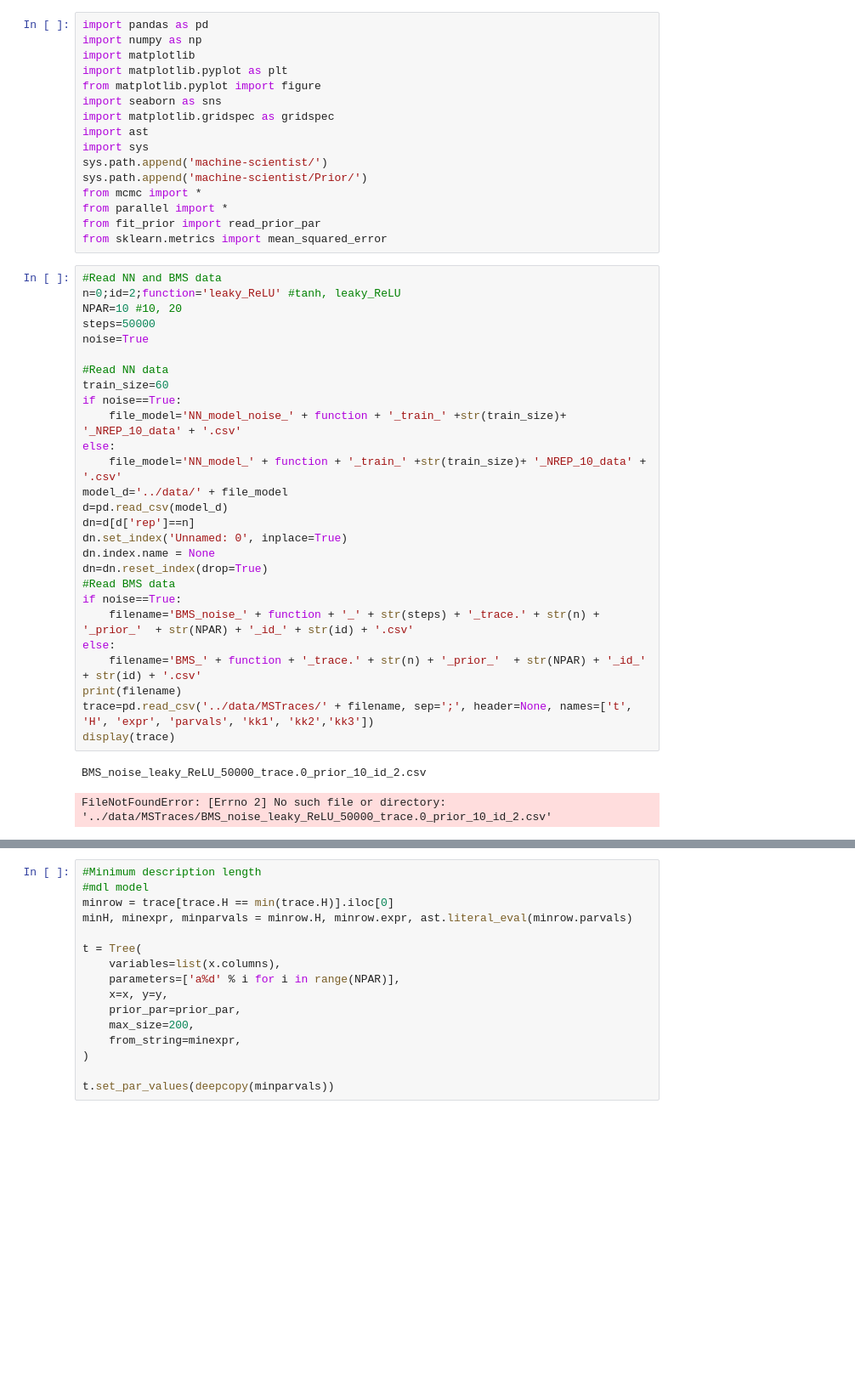
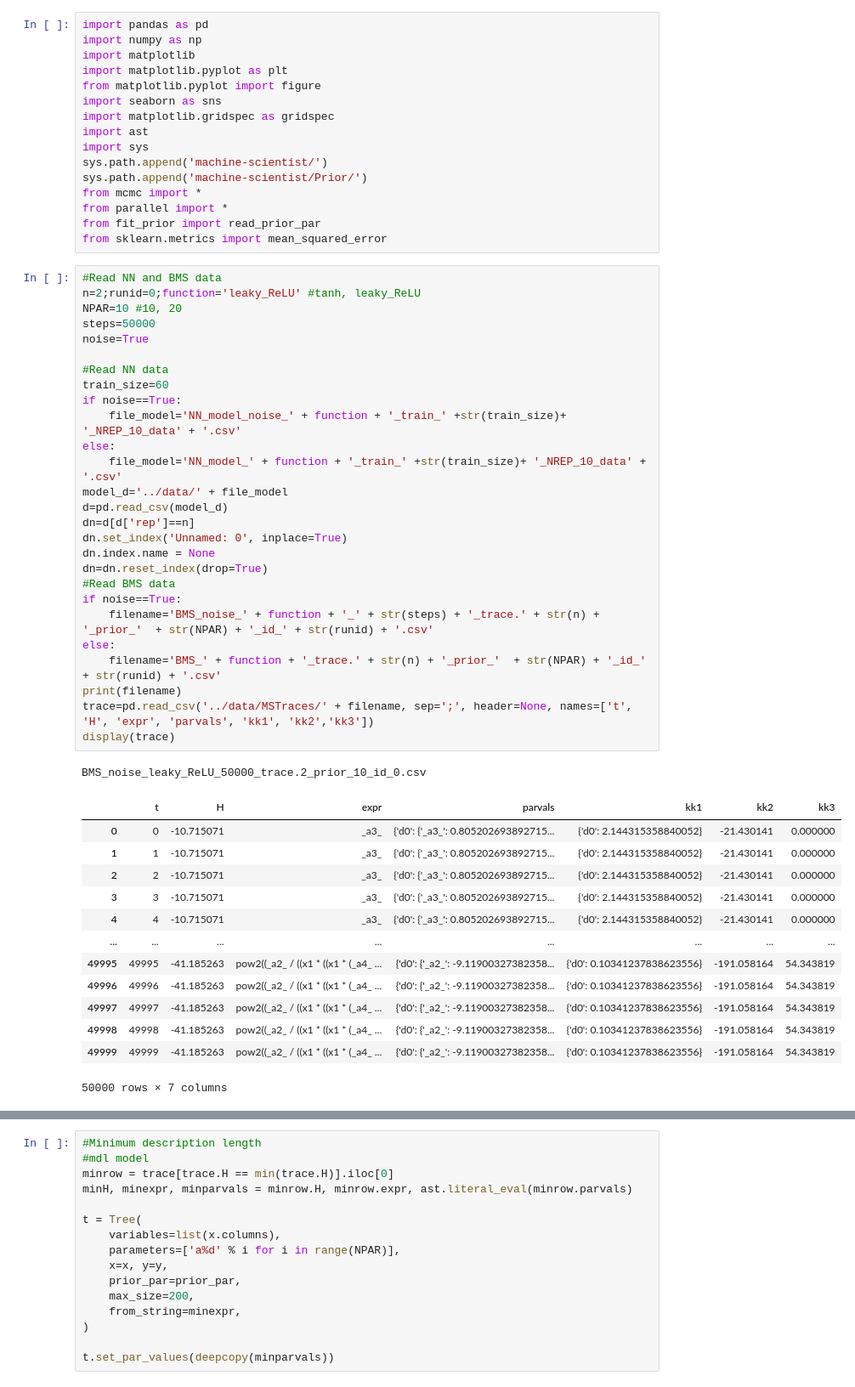
Before and after one commit to SergioCoboLopez/ANN_BMS, a Jupyter notebook: bin/BMS_energy_mdl.ipynb, the cells around one changed output, grey strips where cells are left out. Shown: that part at 85% size. Drawn from its saved outputs; the diff is of its cells as text; blank space fills up the shorter version.

```diff
--- a/bin/BMS_energy_mdl.ipynb
+++ b/bin/BMS_energy_mdl.ipynb
@@ -16,34 +16,46 @@ from fit_prior import read_prior_par
 from sklearn.metrics import mean_squared_error
 # %%
 #Read NN and BMS data
-n=0;id=2;function='leaky_ReLU' #tanh, leaky_ReLU
+n=2;runid=0;function='leaky_ReLU' #tanh, leaky_ReLU
 NPAR=10 #10, 20
 steps=50000
 noise=True
 
 #Read NN data
 train_size=60
 if noise==True:
     file_model='NN_model_noise_' + function + '_train_' +str(train_size)+ '_NREP_10_data' + '.csv'
 else:
     file_model='NN_model_' + function + '_train_' +str(train_size)+ '_NREP_10_data' + '.csv'
 model_d='../data/' + file_model
 d=pd.read_csv(model_d)
 dn=d[d['rep']==n]
 dn.set_index('Unnamed: 0', inplace=True)
 dn.index.name = None
 dn=dn.reset_index(drop=True)
 #Read BMS data
 if noise==True:
-    filename='BMS_noise_' + function + '_' + str(steps) + '_trace.' + str(n) + '_prior_'  + str(NPAR) + '_id_' + str(id) + '.csv'
+    filename='BMS_noise_' + function + '_' + str(steps) + '_trace.' + str(n) + '_prior_'  + str(NPAR) + '_id_' + str(runid) + '.csv'
 else:
-    filename='BMS_' + function + '_trace.' + str(n) + '_prior_'  + str(NPAR) + '_id_' + str(id) + '.csv'
+    filename='BMS_' + function + '_trace.' + str(n) + '_prior_'  + str(NPAR) + '_id_' + str(runid) + '.csv'
 print(filename)
 trace=pd.read_csv('../data/MSTraces/' + filename, sep=';', header=None, names=['t', 'H', 'expr', 'parvals', 'kk1', 'kk2','kk3'])
 display(trace)
 # %% [output]
-BMS_noise_leaky_ReLU_50000_trace.0_prior_10_id_2.csv
+BMS_noise_leaky_ReLU_50000_trace.2_prior_10_id_0.csv
+|  | t | H | expr | parvals | kk1 | kk2 | kk3 |
+| 0 | 0 | -10.715071 | _a3_ | {'d0': {'_a3_': 0.805202693892715... | {'d0': 2.144315358840052} | -21.430141 | 0.000000 |
+| 1 | 1 | -10.715071 | _a3_ | {'d0': {'_a3_': 0.805202693892715... | {'d0': 2.144315358840052} | -21.430141 | 0.000000 |
+| 2 | 2 | -10.715071 | _a3_ | {'d0': {'_a3_': 0.805202693892715... | {'d0': 2.144315358840052} | -21.430141 | 0.000000 |
+| 3 | 3 | -10.715071 | _a3_ | {'d0': {'_a3_': 0.805202693892715... | {'d0': 2.144315358840052} | -21.430141 | 0.000000 |
+| 4 | 4 | -10.715071 | _a3_ | {'d0': {'_a3_': 0.805202693892715... | {'d0': 2.144315358840052} | -21.430141 | 0.000000 |
+| ... | ... | ... | ... | ... | ... | ... | ... |
+| 49995 | 49995 | -41.185263 | pow2((_a2_ / ((x1 * ((x1 * (_a4_ ... | {'d0': {'_a2_': -9.11900327382358... | {'d0': 0.10341237838623556} | -191.058164 | 54.343819 |
+| 49996 | 49996 | -41.185263 | pow2((_a2_ / ((x1 * ((x1 * (_a4_ ... | {'d0': {'_a2_': -9.11900327382358... | {'d0': 0.10341237838623556} | -191.058164 | 54.343819 |
+| 49997 | 49997 | -41.185263 | pow2((_a2_ / ((x1 * ((x1 * (_a4_ ... | {'d0': {'_a2_': -9.11900327382358... | {'d0': 0.10341237838623556} | -191.058164 | 54.343819 |
+| 49998 | 49998 | -41.185263 | pow2((_a2_ / ((x1 * ((x1 * (_a4_ ... | {'d0': {'_a2_': -9.11900327382358... | {'d0': 0.10341237838623556} | -191.058164 | 54.343819 |
+| 49999 | 49999 | -41.185263 | pow2((_a2_ / ((x1 * ((x1 * (_a4_ ... | {'d0': {'_a2_': -9.11900327382358... | {'d0': 0.10341237838623556} | -191.058164 | 54.343819 |
-FileNotFoundError: [Errno 2] No such file or directory: '../data/MSTraces/BMS_noise_leaky_ReLU_50000_trace.0_prior_10_id_2.csv'
+50000 rows × 7 columns
 # %%
 #Parameters to read models
 display(dn)
```
Also changed, not shown: parts of 4 cells of this notebook, 48 other files.
